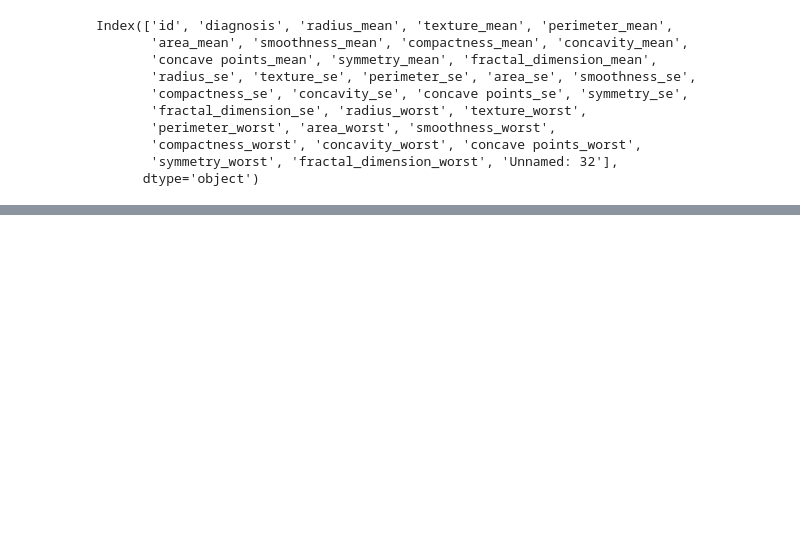
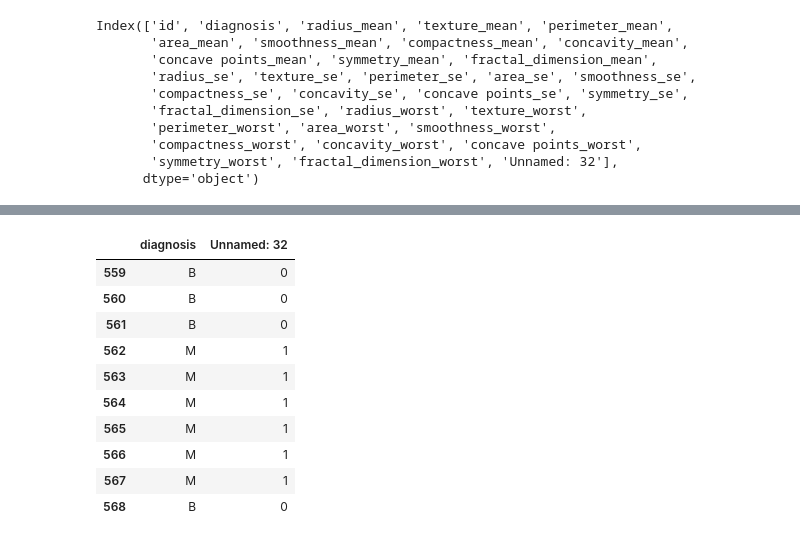
Before and after one commit to SimonGarcia01/cancer-analysis, a Jupyter notebook: DataExploration.ipynb, the cells around one changed output, grey strips where cells are left out. Cells and saved outputs as stored; diff of their text form; code cells hidden in the pictures; blank space fills up the shorter version.

```diff
--- a/DataExploration.ipynb
+++ b/DataExploration.ipynb
@@ -87,0 +128,20 @@ data.describe()
+# %%
+#Now we're going to fill the last empty column with the following code
+#1 = Malignant
+#2 = Benign
+
+data["Unnamed: 32"] = data["diagnosis"].replace({"M":1,"B":0})
+
+data[["diagnosis","Unnamed: 32"]].tail(10)
+# %% [output]
+|  | diagnosis | Unnamed: 32 |
+| 559 | B | 0 |
+| 560 | B | 0 |
+| 561 | B | 0 |
+| 562 | M | 1 |
+| 563 | M | 1 |
+| 564 | M | 1 |
+| 565 | M | 1 |
+| 566 | M | 1 |
+| 567 | M | 1 |
+| 568 | B | 0 |
```
Also changed, not shown: parts of 17 cells of this notebook.
